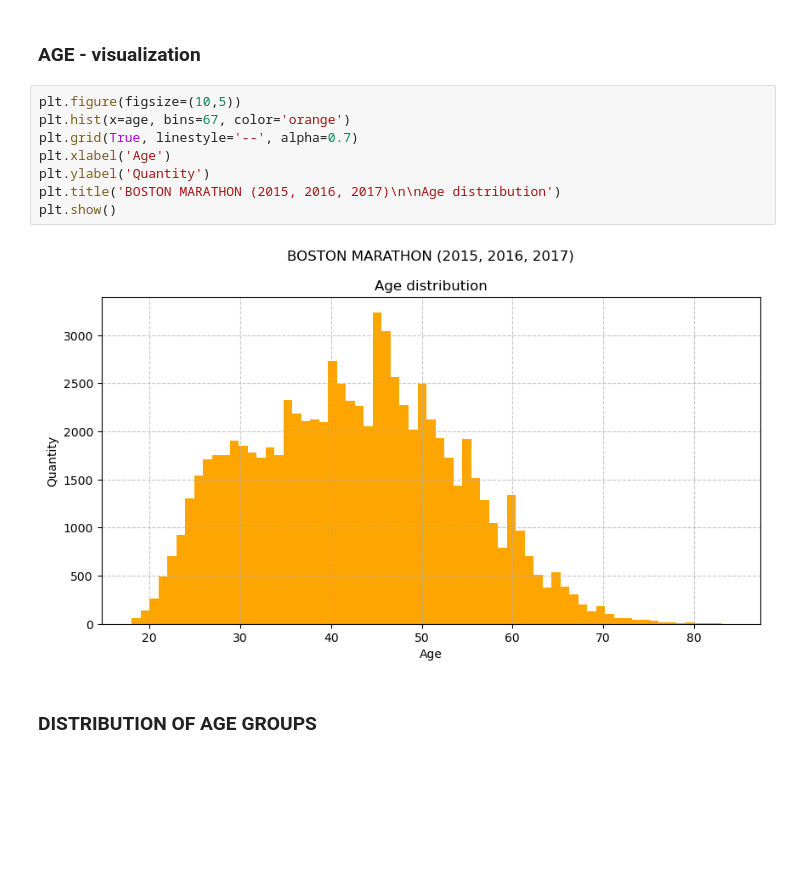
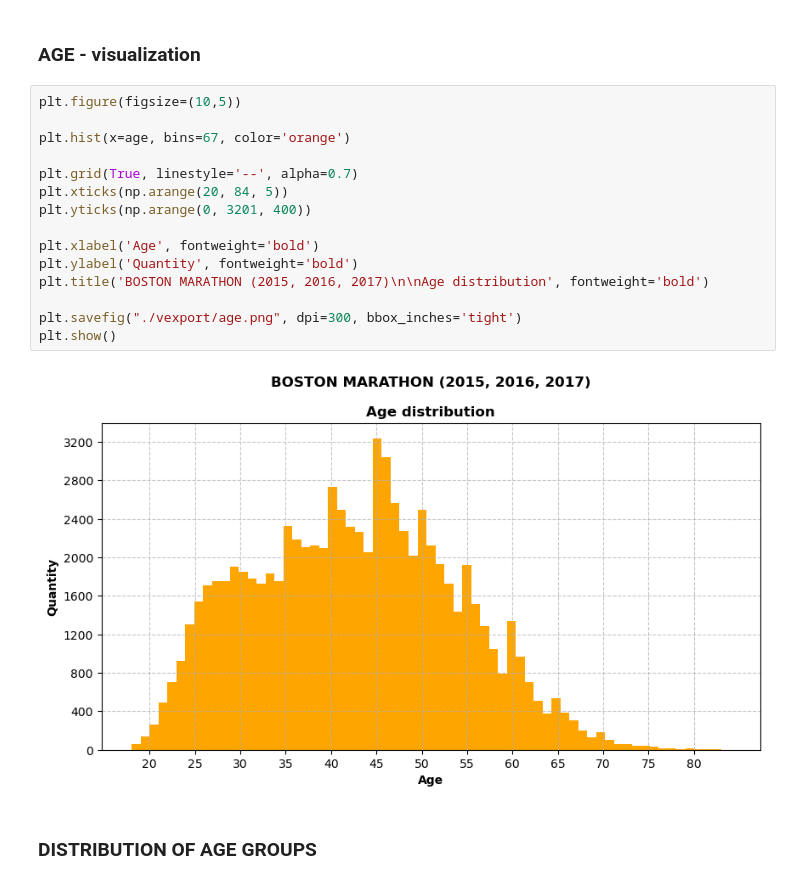
Before and after one commit to chambers29/boston_marathons, a Jupyter notebook: boston_3.ipynb, the cells around one changed output. Saved outputs shown, nothing was run; the diff lists cells and outputs as text; blank space fills up the shorter version.

```diff
--- a/boston_3.ipynb
+++ b/boston_3.ipynb
@@ -96,14 +99,21 @@ Median age: 42.0
 ### AGE - visualization
 # %%
 plt.figure(figsize=(10,5))
+
 plt.hist(x=age, bins=67, color='orange')
+
 plt.grid(True, linestyle='--', alpha=0.7)
-plt.xlabel('Age')
-plt.ylabel('Quantity')
-plt.title('BOSTON MARATHON (2015, 2016, 2017)\n\nAge distribution')
+plt.xticks(np.arange(20, 84, 5))
+plt.yticks(np.arange(0, 3201, 400))
+
+plt.xlabel('Age', fontweight='bold')
+plt.ylabel('Quantity', fontweight='bold')
+plt.title('BOSTON MARATHON (2015, 2016, 2017)\n\nAge distribution', fontweight='bold')
+
+plt.savefig("./vexport/age.png", dpi=300, bbox_inches='tight')
 plt.show()
 # %% [output]
-[figure, old version]
+[figure, new version]
 # %% [markdown]
 ### DISTRIBUTION OF AGE GROUPS
 # %%
```
Also changed, not shown: parts of 19 cells of this notebook.
